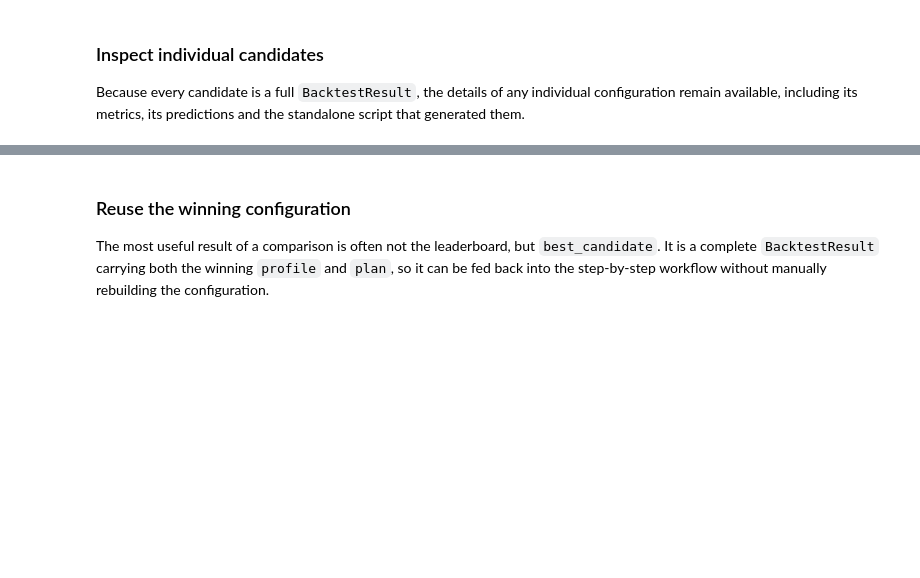
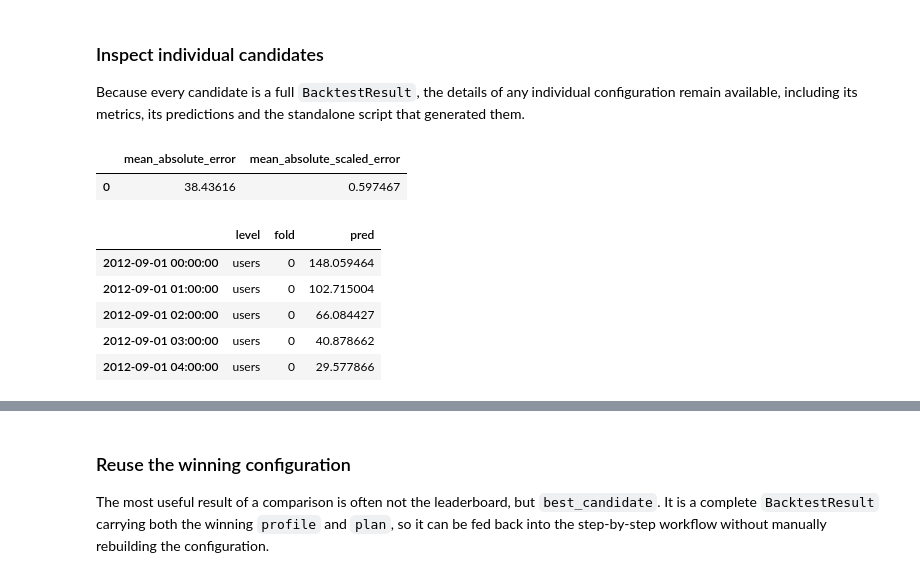
Before and after one commit to skforecast/skforecast-ai, a Jupyter notebook: docs/user-guides/agentic-forecasting-step-by-step.ipynb, the cells around one changed output, grey strips where cells are left out. Saved outputs shown, nothing was run; the diff lists cells and outputs as text; code cells hidden in the pictures; blank space fills up the shorter version.

```diff
--- a/docs/user-guides/agentic-forecasting-step-by-step.ipynb
+++ b/docs/user-guides/agentic-forecasting-step-by-step.ipynb
@@ -165,7 +167,7 @@ print(f"{color}Version skforecast: {skforecast.__version__}")
 # %%
 # LLM-enabled assistant
 # ==============================================================================
-LLM_MODEL = "google:gemini-2.5-flash"
+LLM_MODEL = "google:gemini-3.5-flash"
 api_key = os.getenv("GOOGLE_API_KEY")
 
 assistant = ForecastingAssistant(
@@ -787,7 +1149,7 @@ candidates = [
         }
     ),
     (
-        "lgbm_refined_plan",
+        "refined_plan",
         {
             "forecaster"      : plan_refined.forecaster,
             "estimator"       : plan_refined.estimator,
@@ -835,8 +1204,17 @@ Because every candidate is a full `BacktestResult`, the details of any individua
 # %%
 # Inspect a specific candidate
 # ==============================================================================
-candidate = results_compare.candidates['lgbm_refined_plan']
+candidate = results_compare.candidates['foundation_model']
 
 display(candidate.metrics)
 display(candidate.predictions.head())
 candidate.show_code()
+# %% [output]
+|  | mean_absolute_error | mean_absolute_scaled_error |
+| 0 | 38.43616 | 0.597467 |
+|  | level | fold | pred |
+| 2012-09-01 00:00:00 | users | 0 | 148.059464 |
+| 2012-09-01 01:00:00 | users | 0 | 102.715004 |
+| 2012-09-01 02:00:00 | users | 0 | 66.084427 |
+| 2012-09-01 03:00:00 | users | 0 | 40.878662 |
+| 2012-09-01 04:00:00 | users | 0 | 29.577866 |
```
Also changed, not shown: parts of 36 cells of this notebook, 12 other files.
